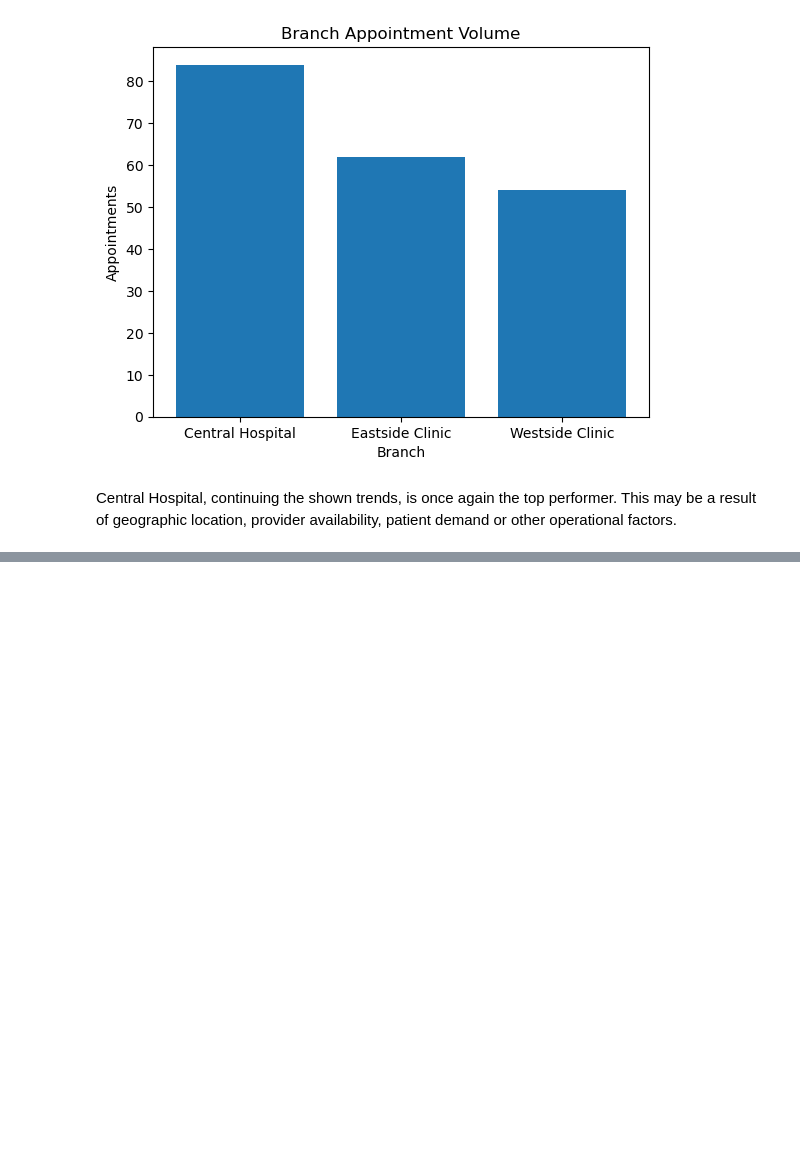
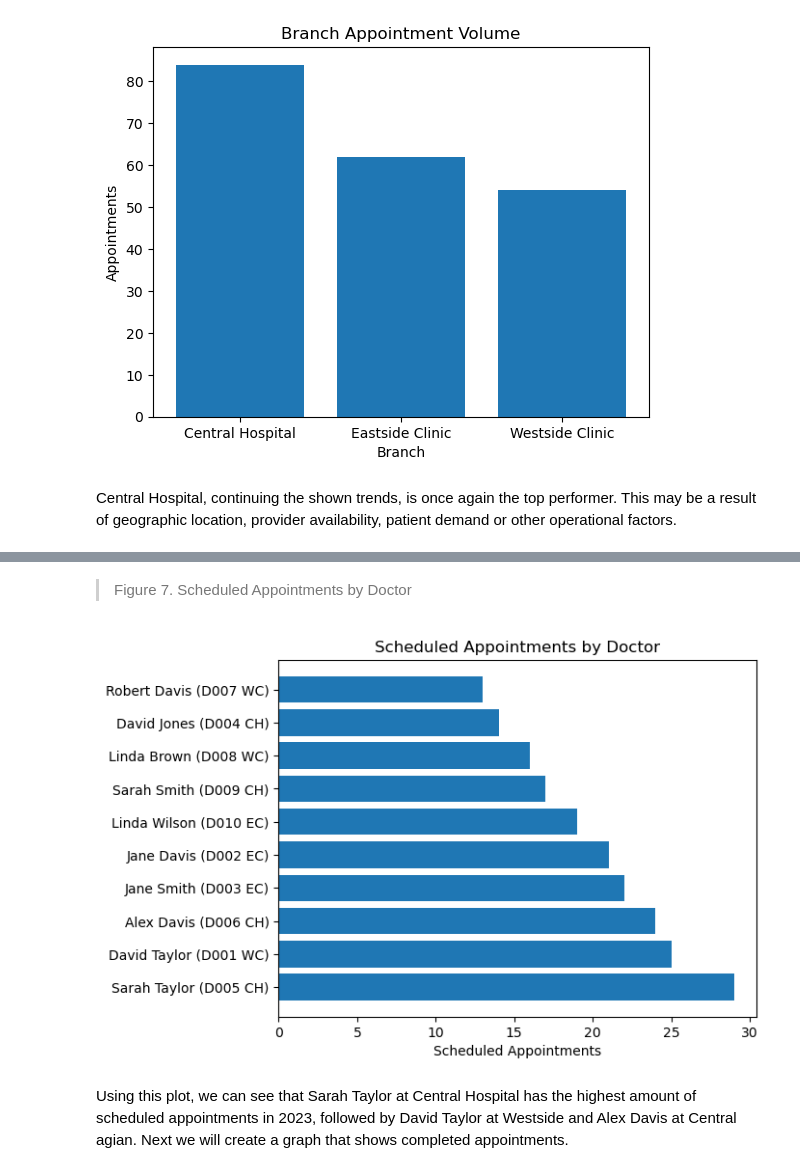
Before and after one commit to Djohnson1313/hospital_operations_intelligence, a Jupyter notebook: hospital_operations_analysis.ipynb, the cells around one changed output, grey strips where cells are left out. Saved outputs shown, nothing was run; the diff lists cells and outputs as text; code cells hidden in the pictures; blank space fills up the shorter version.

```diff
--- a/hospital_operations_analysis.ipynb
+++ b/hospital_operations_analysis.ipynb
@@ -835,0 +853,31 @@ Central Hospital, continuing the shown trends, is once again the top performer.
+# %%
+# what doctors schedule the most patients
+
+doc_sch = pd.read_sql('''
+select d.doctor_id, first_name, last_name, hospital_branch, count(a.appointment_id) as total_scheduled_appointments
+from doctors as d
+join appointments as a
+on d.doctor_id = a.doctor_id
+group by d.doctor_id, first_name, last_name
+order by total_scheduled_appointments desc
+''', conn)
+# %%
+# this abbreviation column is being added so in the plot we can quickly see what hospital they work at
+
+abb = {'Central Hospital' : 'CH',
+      'Eastside Clinic': 'EC',
+      'Westside Clinic': 'WC'}
+
+doc_sch['hospital_abbreviation'] = doc_sch['hospital_branch'].map(abb)
+# %%
+# this full name column is being added so in the plot we can distinguish dcotors
+
+doc_sch['doctor_full_name'] = (doc_sch['first_name'] +
+                               " " +
+                              doc_sch['last_name'] +
+                               " " +
+                              "(" +
+                              doc_sch['doctor_id'] +
+                               " " +
+                              doc_sch['hospital_abbreviation'] +
+                              ")")
@@ -835,0 +898,17 @@ Central Hospital, continuing the shown trends, is once again the top performer.
+# %% [markdown]
+>Figure 7. Scheduled Appointments by Doctor
+# %%
+fig, ax = plt.subplots()
+
+y = doc_sch['total_scheduled_appointments']
+x = doc_sch['doctor_full_name']
+
+plt.title('Scheduled Appointments by Doctor')
+plt.xlabel('Scheduled Appointments')
+
+plt.barh(x,y)
+plt.show();
+# %% [output]
+[figure, added]
+# %% [markdown]
+Using this plot, we can see that Sarah Taylor at Central Hospital has the highest amount of scheduled appointments in 2023, followed by David Taylor at Westside and Alex Davis at Central agian. Next we will create a graph that shows completed appointments.
```
Also changed, not shown: parts of 19 cells of this notebook.
